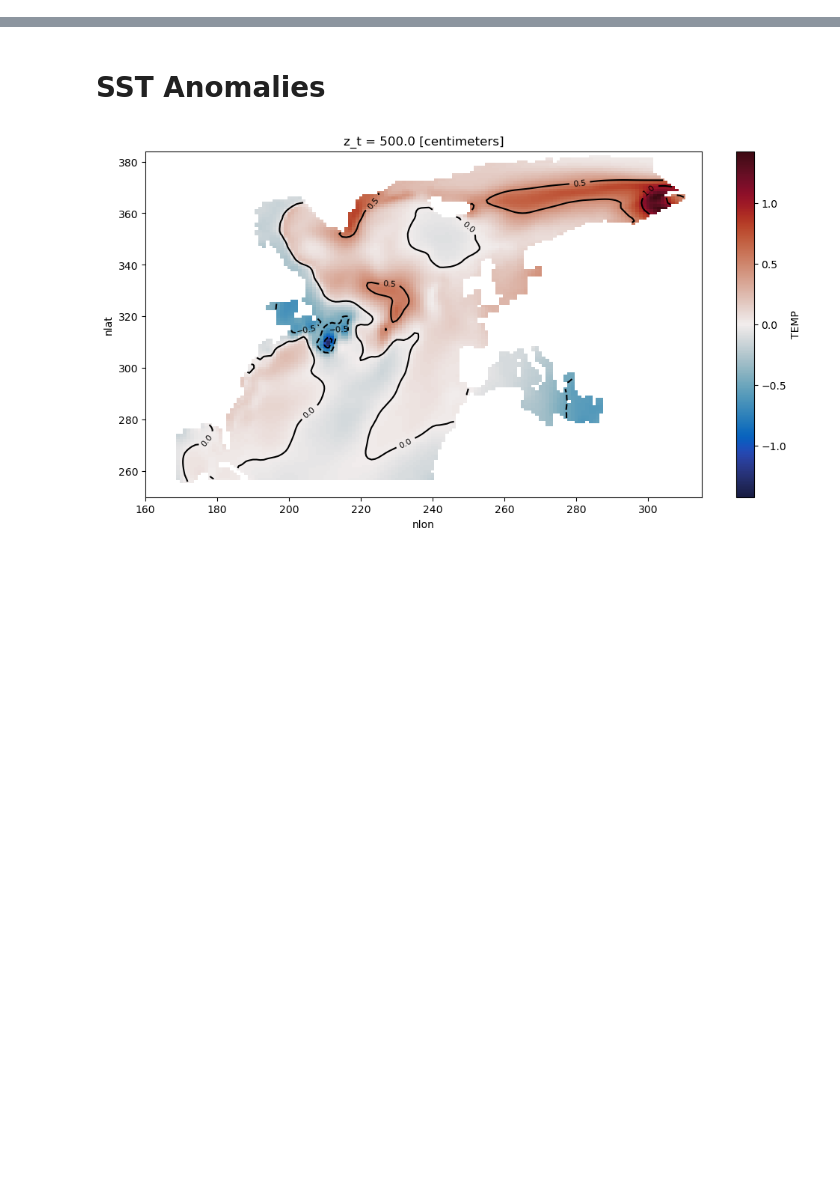
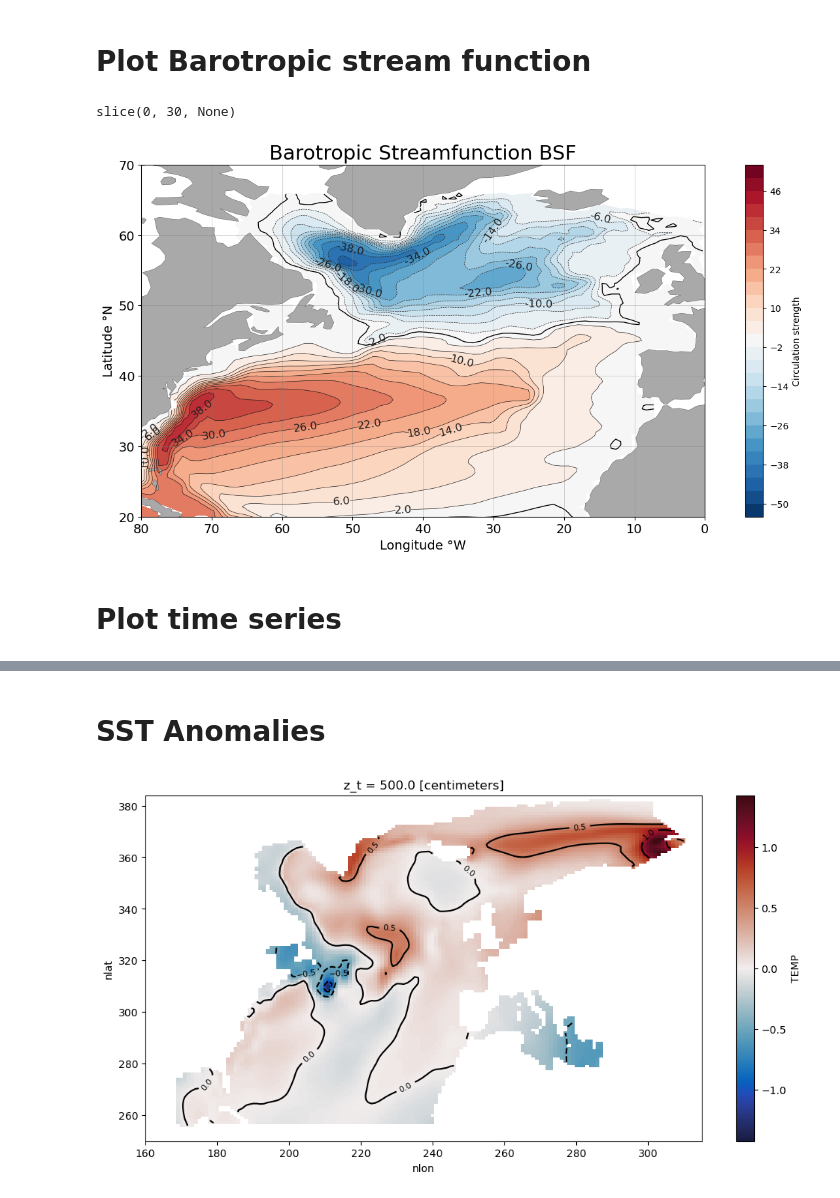
Before and after one commit to inagler/current, a Jupyter notebook: Figures_poster-Dec23.ipynb, the cells around one changed output, grey strips where cells are left out. Drawn from its saved outputs; the diff is of its cells as text; code cells hidden in the pictures; blank space fills up the shorter version.

```diff
--- a/Figures_poster-Dec23.ipynb
+++ b/Figures_poster-Dec23.ipynb
@@ -41,0 +60,2 @@ OMP: Info #276: omp_set_nested routine deprecated, please use omp_set_max_active
+# %% [markdown]
+# Plot Barotropic stream function
@@ -41,0 +80,53 @@ OMP: Info #276: omp_set_nested routine deprecated, please use omp_set_max_active
+# %%
+# set kwargs
+crs = cartopy.crs.PlateCarree()
+vmin = -54
+vmax = 54
+levels = np.linspace(vmin, vmax, 28)
+#cmap = cmo.balance
+cmap = 'RdBu_r'
+extent = [-78, -2, 20, 59]
+norm = mpl.colors.Normalize(vmin=vmin, vmax=vmax)
+nature_coast = cartopy.feature.NaturalEarthFeature('physical', 'land', '110m',linewidth=0.2, edgecolor='black', facecolor='darkgray')
+title = 'Barotropic Streamfunction BSF'
+path = '/home/innag3580/phase1_CONDA/results/'
+save_name = 'NA_BSF.png'
+# %%
+slice(0, 30)
+# %% [output]
+slice(0, 30, None)
+# %%
+fig = plt.figure(figsize=(16, 7))
+ax = plt.axes(projection=crs)
+land = ax.add_feature(nature_coast)
+
+ax.set_extent(extent)
+ax.set_title(title, fontsize=22)
+cf = ax.contourf(ds_bsf.TLONG.roll(nlon=-80), ds_bsf.TLAT.roll(nlon=-80), ds_bsf.BSF.isel(time=slice(0, 30)).mean('time').roll(nlon=-80), levels=levels, cmap=cmap, norm=norm)
+cf2 = ax.contour(ds_bsf.TLONG.roll(nlon=-80), ds_bsf.TLAT.roll(nlon=-80), ds_bsf.BSF.isel(time=slice(0, 30)).mean('time').roll(nlon=-80), levels=levels, colors=['#202020', ], linewidths=0.5)
+ax.clabel(cf2, inline=True, fontsize=12, fmt='%1.1f')
+cf_zero_contour = ax.contour(ds_bsf.TLONG.roll(nlon=-80), ds_bsf.TLAT.roll(nlon=-80), ds_bsf.BSF.isel(time=slice(0, 30)).mean('time').roll(nlon=-80), levels=[0], colors=['black'], linewidths=1, linestyles='solid')
+cbar = fig.colorbar(cf, ax=ax)
+cbar.ax.set_ylabel('Circulation strength')
+
+# Use MaxNLocator to set the number of ticks
+ax.xaxis.set_major_locator(ticker.MaxNLocator(nbins=9))
+ax.yaxis.set_major_locator(ticker.MaxNLocator(nbins=5))
+
+# Manually set tick labels
+xticks = ax.get_xticks()
+yticks = ax.get_yticks()
+ax.set_xticks(xticks)
+ax.set_yticks(yticks)
+ax.set_xticklabels([f'{int(abs(tick))}' for tick in xticks], fontsize=14)
+ax.set_yticklabels([f'{int(tick)}' for tick in yticks], fontsize=14)
+ax.set_ylabel('Latitude °N', fontsize=14)
+ax.set_xlabel('Longitude °W', fontsize=14)
+ax.gridlines(crs=crs, linewidth=0.5, color='gray', alpha=0.5, linestyle='-', draw_labels={'bottom': False, 'left': False, 'right': False, 'top': False})
+
+#plt.show()
+plt.savefig(path+save_name, bbox_inches='tight')
+# %% [output]
+[figure, added]
+# %% [markdown]
+# Plot time series
```
Also changed, not shown: parts of 9 cells of this notebook, 3 other files.
